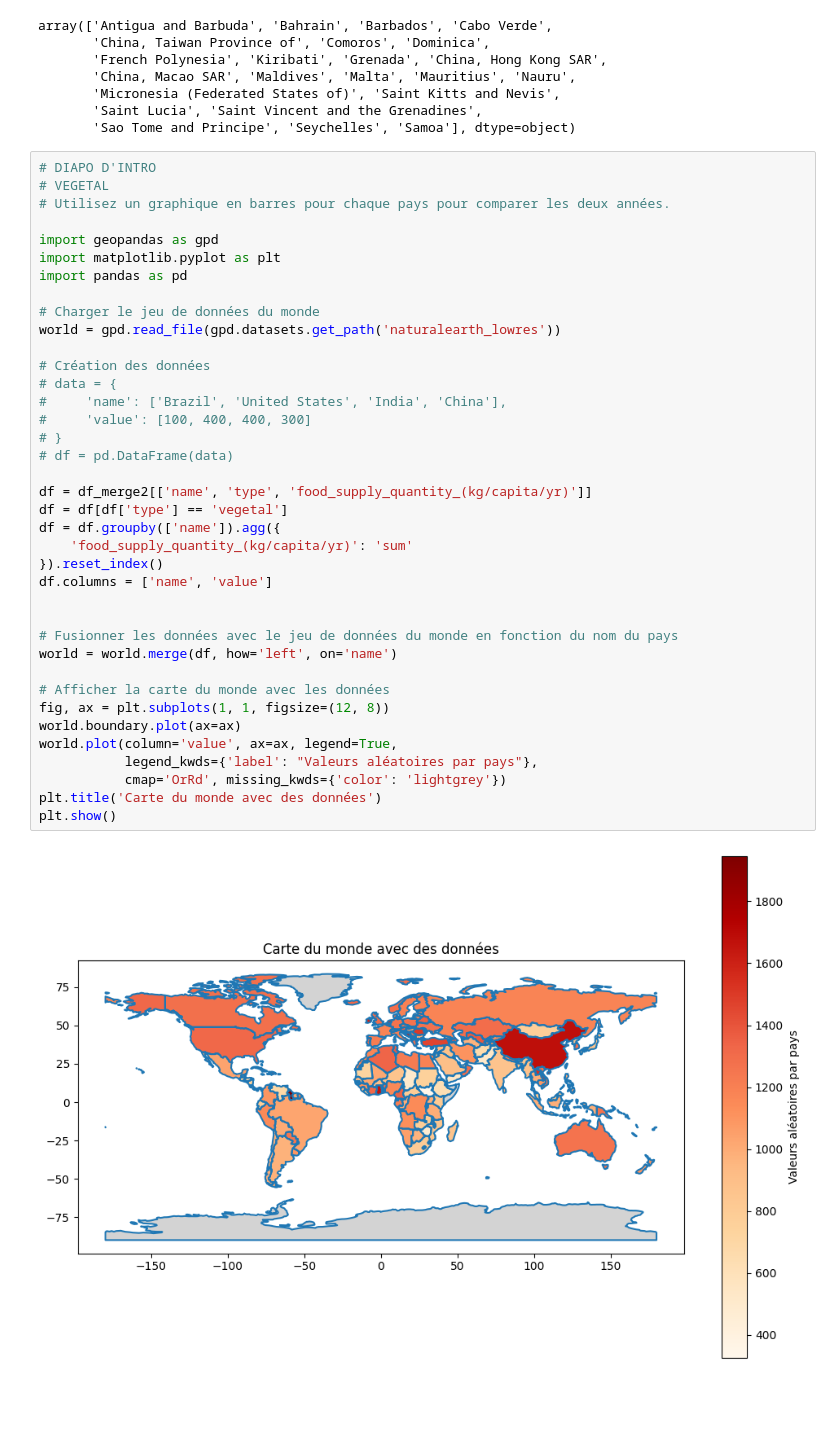
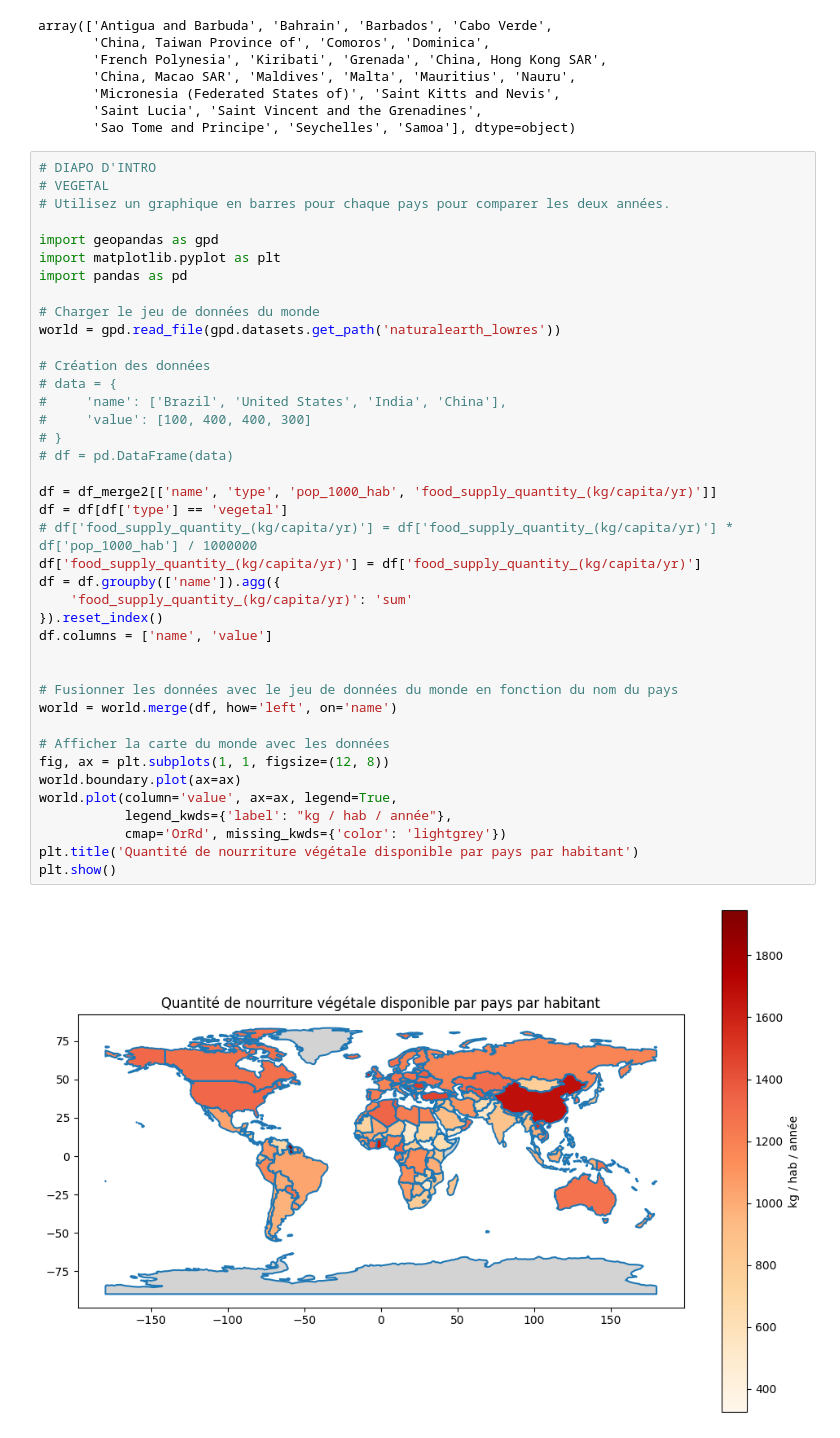
Before and after one commit to Hamza-Benhammou/brief_data_CCH, a Jupyter notebook: chris_test.ipynb, the cells around one changed output. Drawn from its saved outputs; the diff is of its cells as text; blank space fills up the shorter version.

```diff
--- a/chris_test.ipynb
+++ b/chris_test.ipynb
@@ -1096,37 +1096,39 @@ import geopandas as gpd
 import matplotlib.pyplot as plt
 import pandas as pd
 
 # Charger le jeu de données du monde
 world = gpd.read_file(gpd.datasets.get_path('naturalearth_lowres'))
 
 # Création des données
 # data = {
 #     'name': ['Brazil', 'United States', 'India', 'China'],
 #     'value': [100, 400, 400, 300]
 # }
 # df = pd.DataFrame(data)
 
-df = df_merge2[['name', 'type', 'food_supply_quantity_(kg/capita/yr)']]
+df = df_merge2[['name', 'type', 'pop_1000_hab', 'food_supply_quantity_(kg/capita/yr)']]
 df = df[df['type'] == 'vegetal']
+# df['food_supply_quantity_(kg/capita/yr)'] = df['food_supply_quantity_(kg/capita/yr)'] * df['pop_1000_hab'] / 1000000
+df['food_supply_quantity_(kg/capita/yr)'] = df['food_supply_quantity_(kg/capita/yr)']
 df = df.groupby(['name']).agg({
     'food_supply_quantity_(kg/capita/yr)': 'sum'
 }).reset_index()
 df.columns = ['name', 'value']
 
 
 # Fusionner les données avec le jeu de données du monde en fonction du nom du pays
 world = world.merge(df, how='left', on='name')
 
 # Afficher la carte du monde avec les données
 fig, ax = plt.subplots(1, 1, figsize=(12, 8))
 world.boundary.plot(ax=ax)
 world.plot(column='value', ax=ax, legend=True,
-           legend_kwds={'label': "Valeurs aléatoires par pays"},
+           legend_kwds={'label': "kg / hab / année"},
            cmap='OrRd', missing_kwds={'color': 'lightgrey'})
-plt.title('Carte du monde avec des données')
+plt.title('Quantité de nourriture végétale disponible par pays par habitant')
 plt.show()
 # %% [output]
-[figure, old version]
+[figure, new version]
 # %%
 # DIAPO D'INTRO
 # ANIMAL
```
Also changed, not shown: parts of 1 cell of this notebook.
